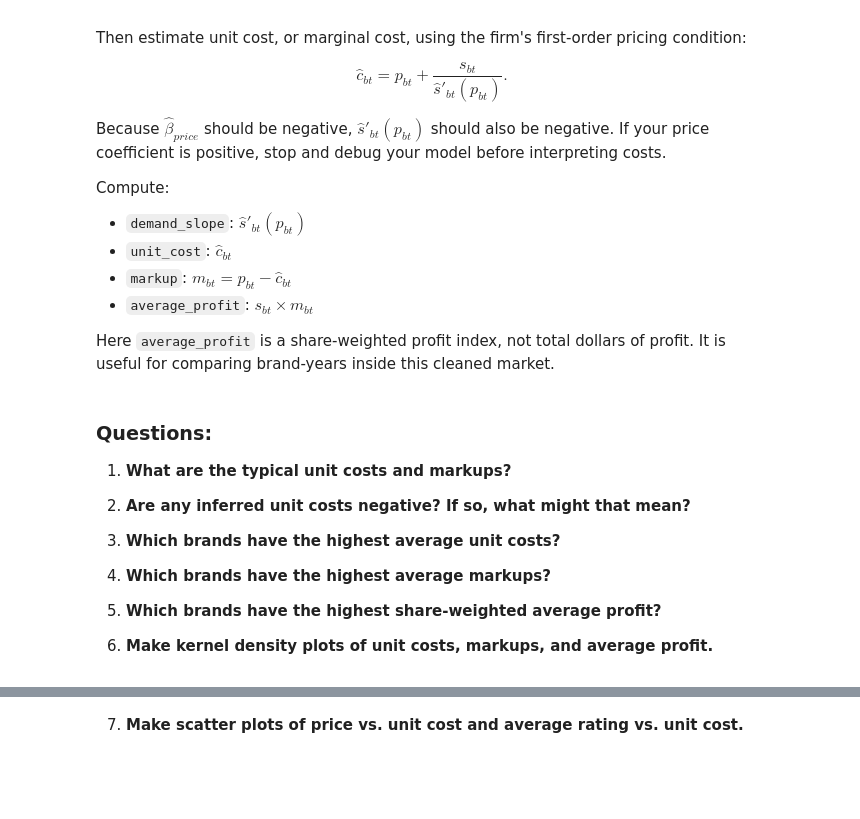
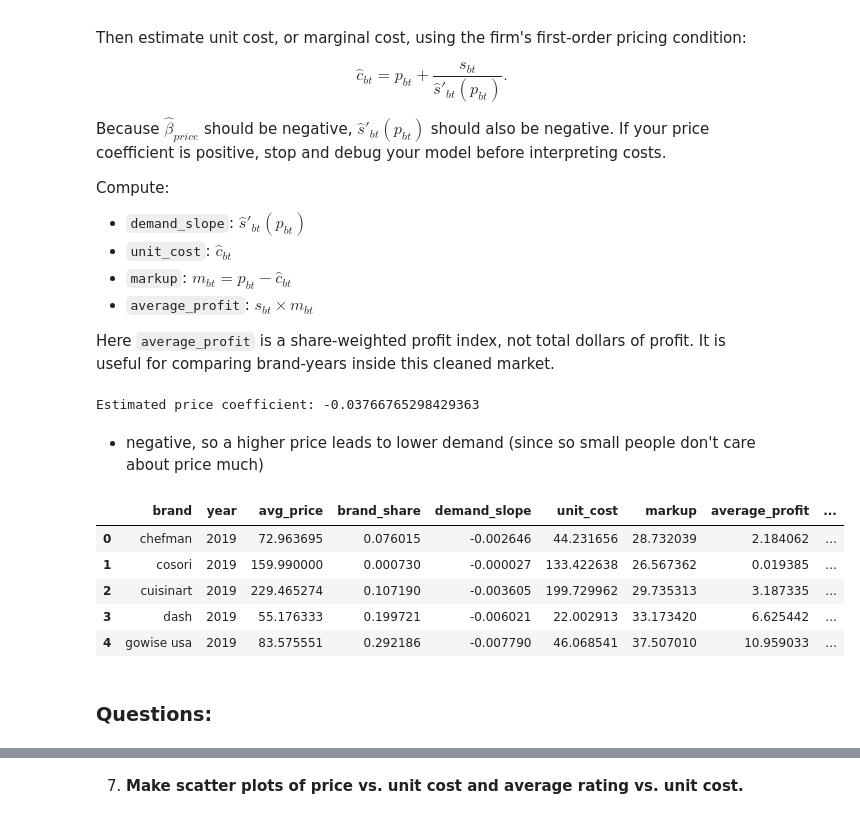
Before and after one commit to MadelineHeathh/ds3021finalproject, a Jupyter notebook: demand_estimation_lab.ipynb, the cells around one changed output, grey strips where cells are left out. Drawn from its saved outputs; the diff is of its cells as text; code cells hidden in the pictures; blank space fills up the shorter version.

```diff
--- a/demand_estimation_lab.ipynb
+++ b/demand_estimation_lab.ipynb
@@ -273,25 +273,63 @@ Compute:
 - `average_profit`: $s_{bt} \times m_{bt}$
 
 Here `average_profit` is a share-weighted profit index, not total dollars of profit. It is useful for comparing brand-years inside this cleaned market.
+# %%
+# get the estimated price coef (how does price affect demand)
+price_coef = coef_table.loc[
+    coef_table["feature"] == "avg_price",
+    "coefficient"
+].iloc[0]
+
+print("Estimated price coefficient:", price_coef)
+# %% [output]
+Estimated price coefficient: -0.03766765298429363
+# %% [markdown]
+- negative, so a higher price leads to lower demand (since so small people don't care about price much)
+# %%
+# copy of df into results
+results = df.copy()
+
+# add predicted log share to results
+results["predicted_log_share"] = predicted_log_share
+
+# compute demand slope (how sensitive demand is to price for each year)
+results["demand_slope"] = (
+    price_coef * results["brand_share"] * (1 - results["brand_share"])
+)
+
+# unit cost = price + (share / slope)
+results["unit_cost"] = (
+    results["avg_price"] + results["brand_share"] / results["demand_slope"]
+)
+
+# markup = price - cost (how much the price is above the cost)
+results["markup"] = results["avg_price"] - results["unit_cost"]
+
+# share-weighted profit
+results["average_profit"] = results["brand_share"] * results["markup"]
+
+# check (should be close to 0)
+results["profit_derivative"] = (
+    results["demand_slope"] * results["markup"] + results["brand_share"]
+)
+
+results[[
+    "brand",
+    "year",
+    "avg_price",
+    "brand_share",
+    "demand_slope",
+    "unit_cost",
+    "markup",
+    "average_profit",
+    "profit_derivative"
+]].head()
+# %% [output]
+|  | brand | year | avg_price | brand_share | demand_slope | unit_cost | markup | average_profit | ... |
+| 0 | chefman | 2019 | 72.963695 | 0.076015 | -0.002646 | 44.231656 | 28.732039 | 2.184062 | ... |
+| 1 | cosori | 2019 | 159.990000 | 0.000730 | -0.000027 | 133.422638 | 26.567362 | 0.019385 | ... |
+| 2 | cuisinart | 2019 | 229.465274 | 0.107190 | -0.003605 | 199.729962 | 29.735313 | 3.187335 | ... |
+| 3 | dash | 2019 | 55.176333 | 0.199721 | -0.006021 | 22.002913 | 33.173420 | 6.625442 | ... |
+| 4 | gowise usa | 2019 | 83.575551 | 0.292186 | -0.007790 | 46.068541 | 37.507010 | 10.959033 | ... |
 # %% [markdown]
 ### Questions:
-
-1. **What are the typical unit costs and markups?**
-
-
-
-2. **Are any inferred unit costs negative? If so, what might that mean?**
-
-
-
-3. **Which brands have the highest average unit costs?**
-
-
-
-4. **Which brands have the highest average markups?**
-
-
-
-5. **Which brands have the highest share-weighted average profit?**
-
-6. **Make kernel density plots of unit costs, markups, and average profit.**
```
Also changed, not shown: parts of 20 cells of this notebook.
